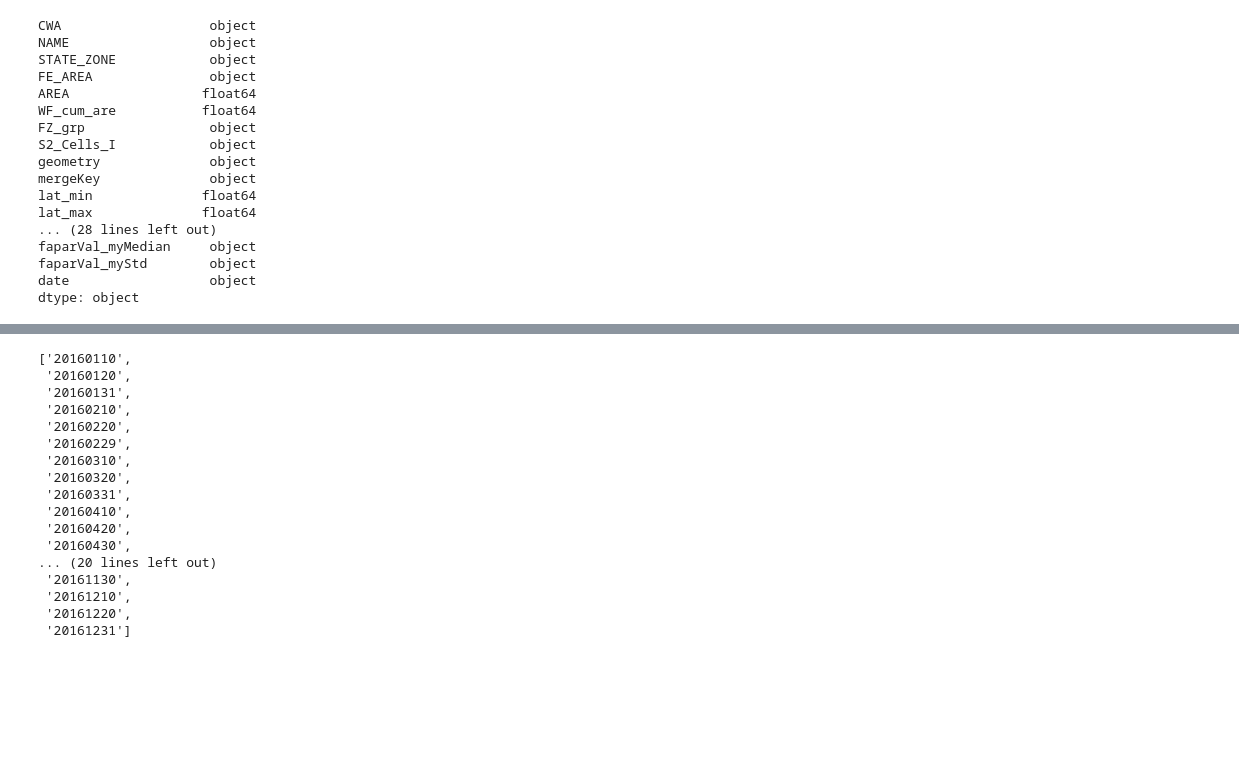
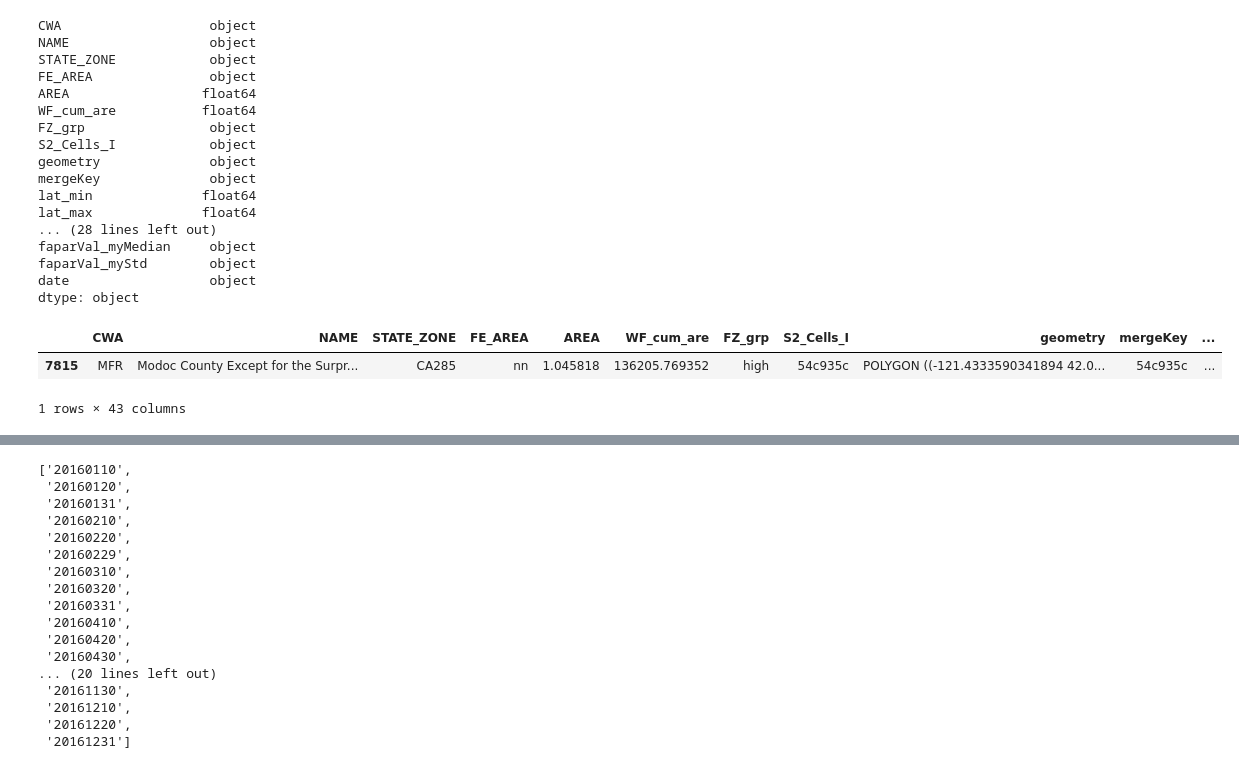
Before and after one commit to jayzuniga/w210_Wildfire, a Jupyter notebook: sat_process/reprocess satdata.ipynb, the cells around one changed output, grey strips where cells are left out. Cells and saved outputs as stored; diff of their text form; code cells hidden in the pictures; blank space fills up the shorter version.

```diff
--- a/sat_process/reprocess satdata.ipynb
+++ b/sat_process/reprocess satdata.ipynb
@@ -1111,3 +1115,10 @@ faparVal_myMedian     object
 faparVal_myStd        object
 date                  object
 dtype: object
+# %%
+#Figure out why the min and max functions aren't working correctly some of the time
+df2[df2['mergeKey']=='54c935c']
+# %% [output]
+|  | CWA | NAME | STATE_ZONE | FE_AREA | AREA | WF_cum_are | FZ_grp | S2_Cells_I | geometry | mergeKey | ... |
+| 7815 | MFR | Modoc County Except for the Surpr... | CA285 | nn | 1.045818 | 136205.769352 | high | 54c935c | POLYGON ((-121.4333590341894 42.0... | 54c935c | ... |
+1 rows × 43 columns
```
Also changed, not shown: parts of 34 cells of this notebook, 4 other files.
